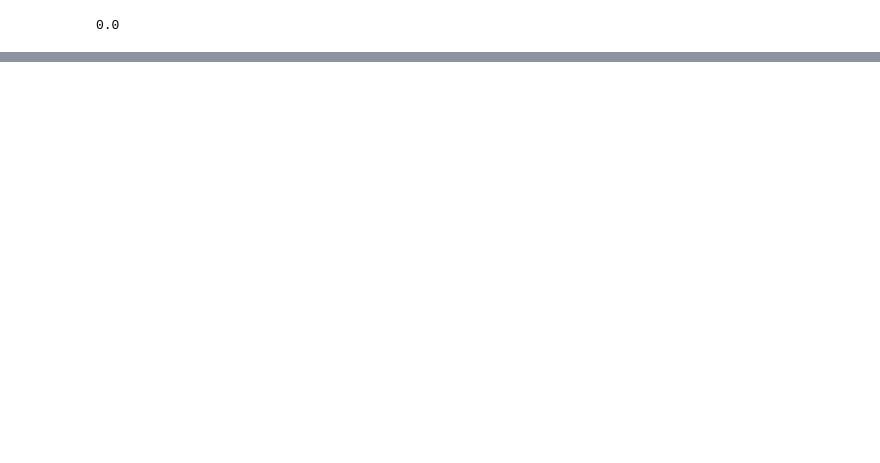
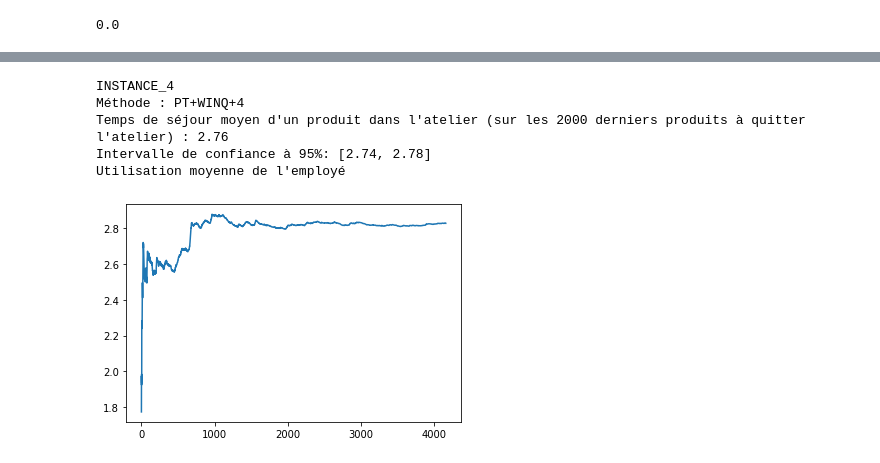
Before and after one commit to icel11/projet_ATRSC, a Jupyter notebook: projet_aléa.ipynb, the cells around one changed output, grey strips where cells are left out. Saved outputs shown, nothing was run; the diff lists cells and outputs as text; code cells hidden in the pictures; blank space fills up the shorter version.

```diff
--- a/projet_aléa.ipynb
+++ b/projet_aléa.ipynb
@@ -99,7 +161,9 @@ class System(object):
 #d'attente; si oui, le place dans l'espace "worker" de la machine
 
 #C'est éventuellement sur cette méthode qu'il faut travailler pour l'équilibrage de charge
+
     """
+    # Original code
     def worker_available(self, machine):
         qualified_worker = False
         i = 0
@@ -116,8 +180,10 @@ class System(object):
             return False
     """
 
-    # Nouvelle méthode pour équilibrer les charges
-    # REGARDER, POUR CHAQUE WORKER QUALIFIE (s'il y en a), LA SOMME DES end_times - start_times
+    """
+    New method that takes into account all the available workers and uses onl the least worked one from
+    the sum of end_times - start_times
+    """
     def worker_available(self, machine):
         qualified_worker = False
         qualified_workers = []
@@ -493,3 +597,14 @@ Utilisation moyenne de l'employé
+# %%
+INSTANCE = "INSTANCE_4"
+METHOD = "PT+WINQ+4"
+simulate(INSTANCE, METHOD, trace_average_time = True)
+# %% [output]
+INSTANCE_4
+Méthode : PT+WINQ+4
+Temps de séjour moyen d'un produit dans l'atelier (sur les 2000 derniers produits à quitter l'atelier) : 2.76
+Intervalle de confiance à 95%: [2.74, 2.78]
+Utilisation moyenne de l'employé
+[figure, added]
 # %%
 "Tracé des temps de séjour sur la dernière réplication"
 
```
Also changed, not shown: parts of 7 cells of this notebook.
